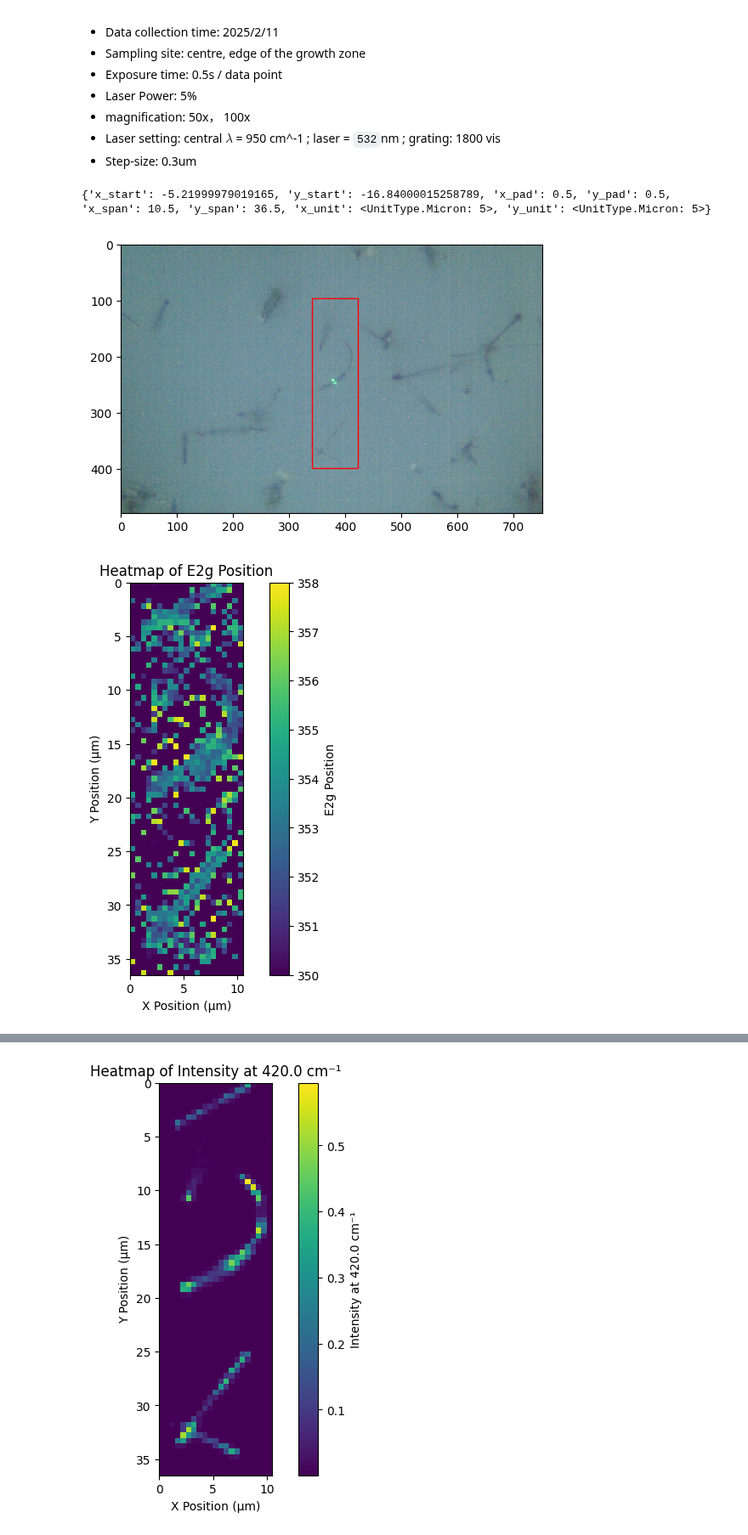
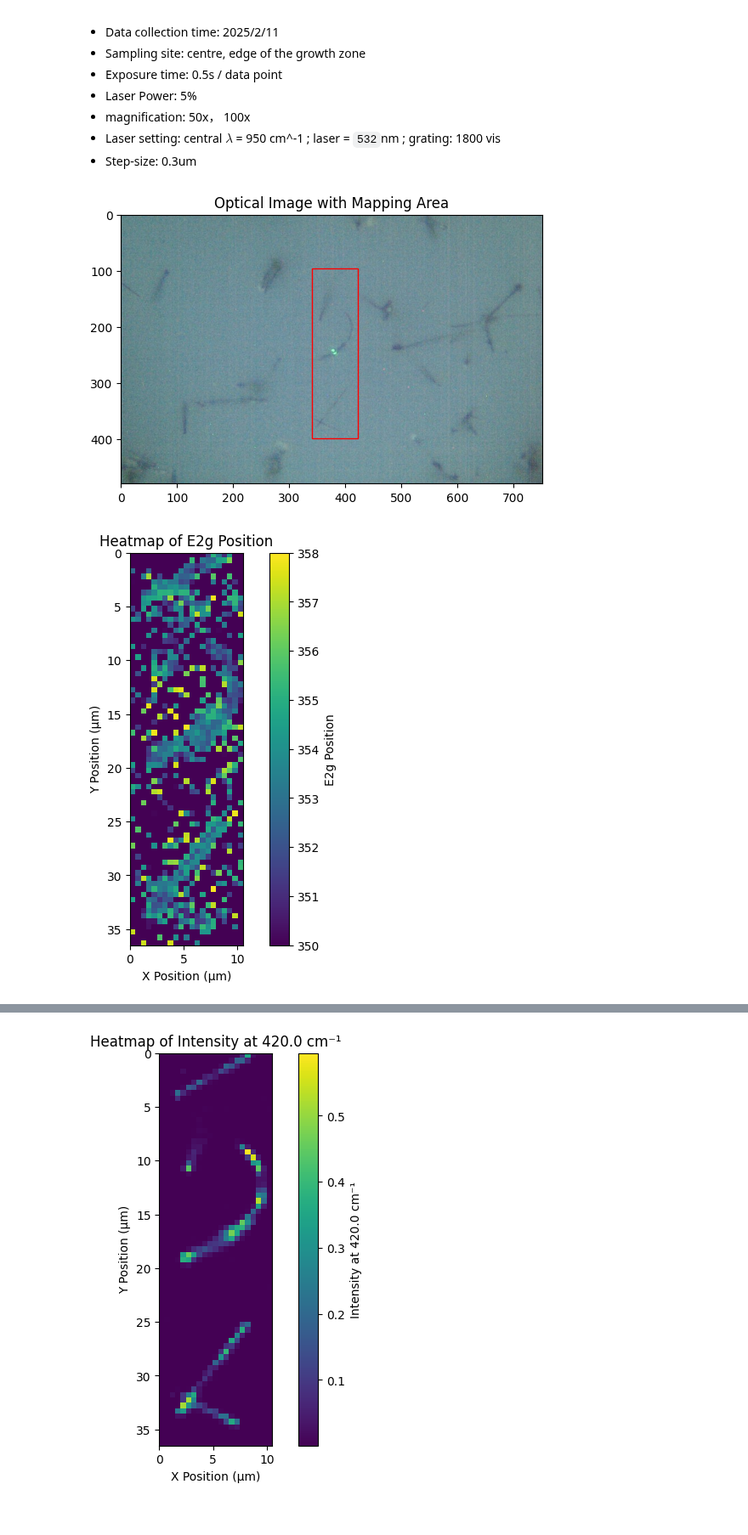
Before and after one commit to barry063/RamanPL_2D, a Jupyter notebook: example-usage/Mapping/Mapping Raman Example.ipynb, the cells around one changed output, grey strips where cells are left out. Shown at 85% size. Saved outputs shown, nothing was run; the diff lists cells and outputs as text; code cells hidden in the pictures.

```diff
--- a/example-usage/Mapping/Mapping Raman Example.ipynb
+++ b/example-usage/Mapping/Mapping Raman Example.ipynb
@@ -21,34 +21,33 @@ custom_peaks = {                            # Fitting-params are given as [waven
     'A1g': ([418,0,0], [424,10,10]),        # necessary for 2D materials
     'Si': ([518, 0, 0], [525, 20, 10]),     # necessary for Si substrate
     '2LA(M)': ([340, 0, 0], [350, 5, 5])    # optional
 }
 data_range = (0, 1012) # based on central wavelength 520cm-1, 532nm, 1800vis gratings, there are total 1013 data points
 step_size = 0.5  # Actual step-size of your mapping, unit: micro meters/um
 
 # Initialise the modules
 raman_map = RamanMapping('Mapping Raman Sample.wdf',
                         custom_peaks,
                         data_range,
                         normalize=True,            # Normalize spectra
                         background_remove=True,    # Enable background removal
                         poly_degree=2,
-                        header=True, step_size=step_size,)
+                        step_size=step_size,)
 
 # Display optical image (optional)
 raman_map.show_optical_image()
 
 # Fit spectra
 raman_map.fit_spectra()
 
 
 # Position plot (requires peak_name)
 raman_map.plot_heatmap(peak_name="E2g", data_type='position', filter_range=[350, 358])
 raman_map.plot_heatmap(peak_name="A1g", data_type='position',filter_range=[416, 421])
 
 # Position plot (requires peak_name)
 raman_map.plot_heatmap(peak_name="E2g", data_type='intensity',filter_range=[0,1])
 raman_map.plot_heatmap(peak_name="A1g", data_type='intensity',filter_range=[0,1])
 # %% [output]
-{'x_start': -5.21999979019165, 'y_start': -16.84000015258789, 'x_pad': 0.5, 'y_pad': 0.5, 'x_span': 10.5, 'y_span': 36.5, 'x_unit': <UnitType.Micron: 5>, 'y_unit': <UnitType.Micron: 5>}
-[figure, old version]
+[figure, new version]
-[figure, old version]
+[figure, new version]
```
Also changed, not shown: parts of 4 cells of this notebook, 19 other files.
